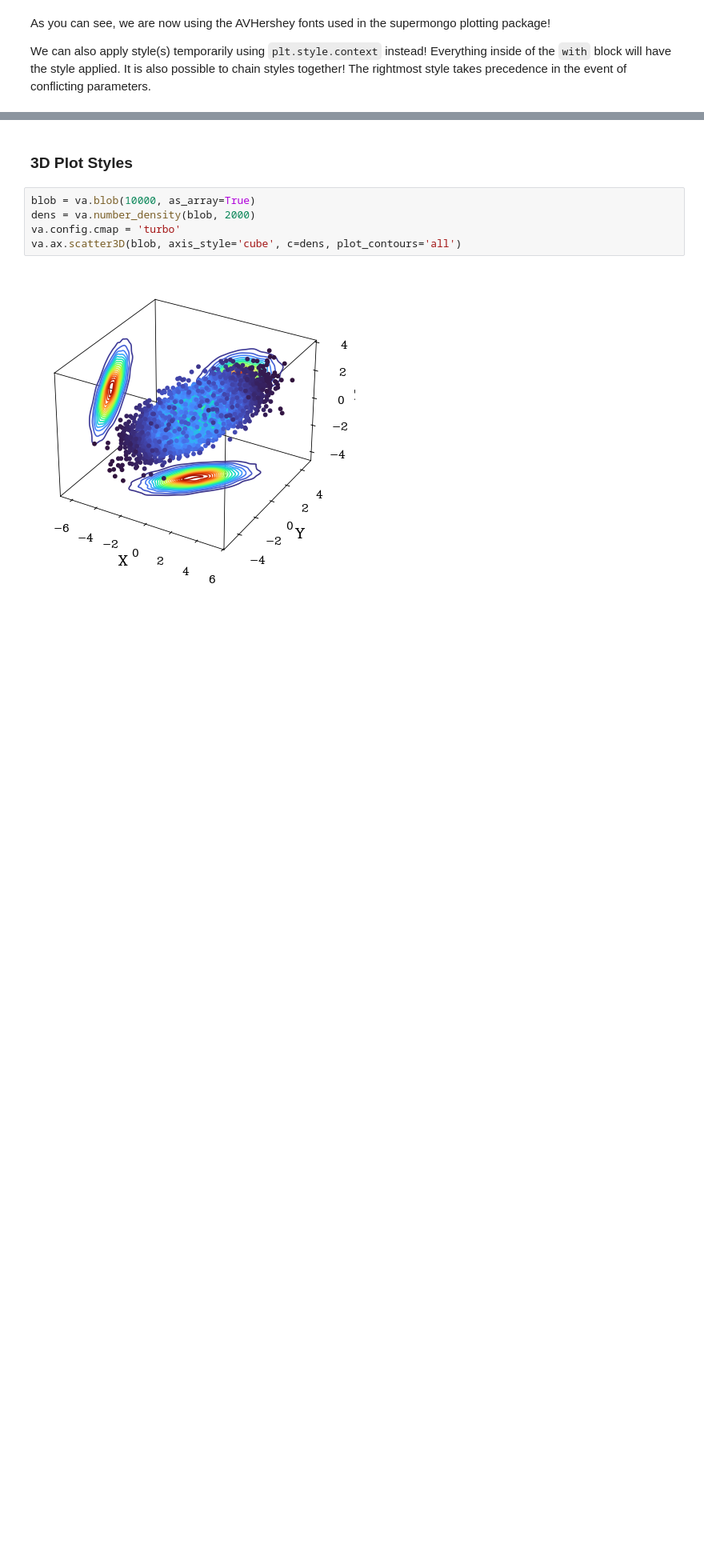
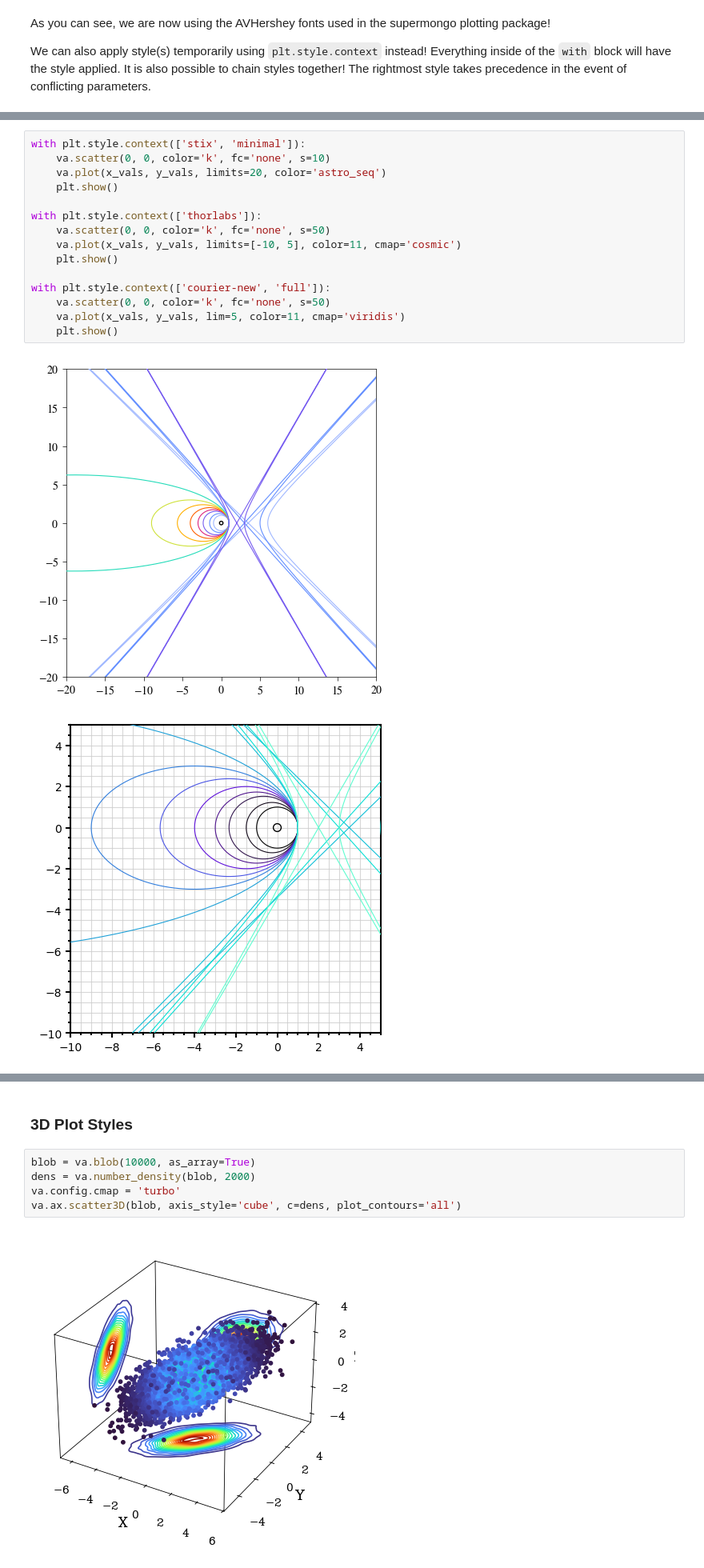
Before and after one commit to elkogerville/VisualAstro, a Jupyter notebook: examples/style_guide.ipynb, the cells around one changed output, grey strips where cells are left out. Shown at 80% size. Cells and saved outputs as stored; diff of their text form; blank space fills up the shorter version.

```diff
--- a/examples/style_guide.ipynb
+++ b/examples/style_guide.ipynb
@@ -132,0 +135,18 @@ va.ax.plot(x_vals, y_vals, style='smplot-og', scale=20, color=None)
+# %%
+with plt.style.context(['stix', 'minimal']):
+    va.scatter(0, 0, color='k', fc='none', s=10)
+    va.plot(x_vals, y_vals, limits=20, color='astro_seq')
+    plt.show()
+
+with plt.style.context(['thorlabs']):
+    va.scatter(0, 0, color='k', fc='none', s=50)
+    va.plot(x_vals, y_vals, limits=[-10, 5], color=11, cmap='cosmic')
+    plt.show()
+
+with plt.style.context(['courier-new', 'full']):
+    va.scatter(0, 0, color='k', fc='none', s=50)
+    va.plot(x_vals, y_vals, lim=5, color=11, cmap='viridis')
+    plt.show()
+# %% [output]
+[figure, added]
+[figure, added]
```
Also changed, not shown: parts of 17 cells of this notebook.
